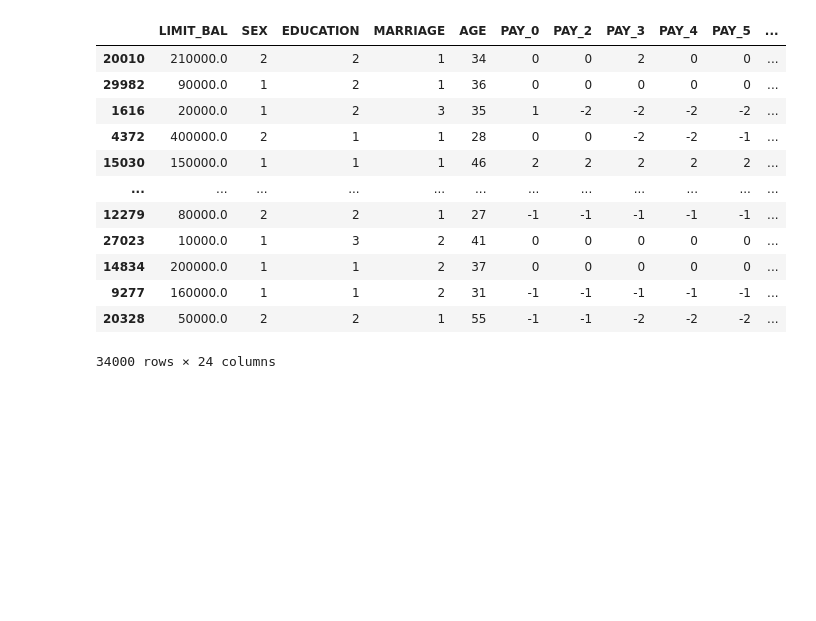
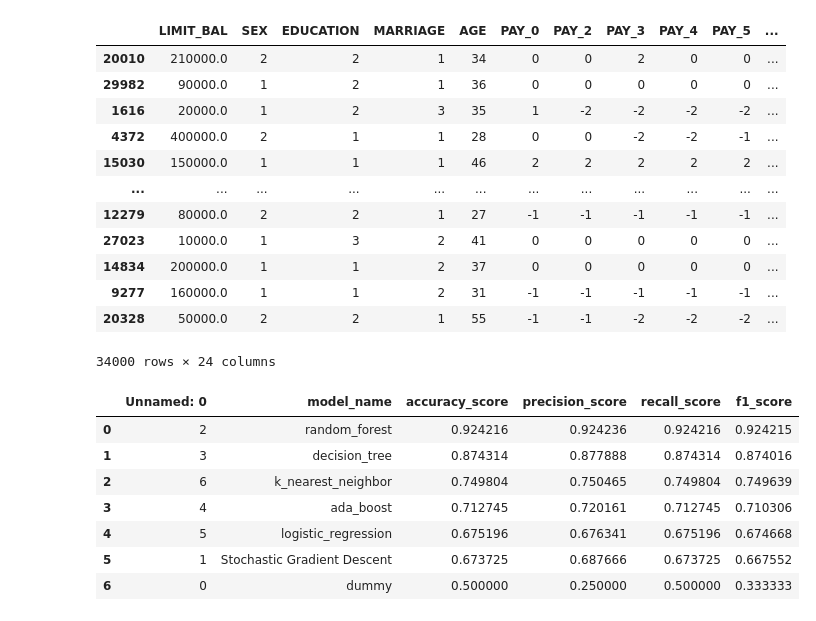
Before and after one commit to ltadrummond/challenge-model-comparisson, a Jupyter notebook: note_book.ipynb, the cells around one changed output. Saved outputs shown, nothing was run; the diff lists cells and outputs as text; code cells hidden in the pictures; blank space fills up the shorter version.

```diff
--- a/note_book.ipynb
+++ b/note_book.ipynb
@@ -200,0 +205,13 @@ df_resampled
+# %%
+df_after_resample = pd.read_csv('models/model_comparison_after_resampling.csv')
+# %%
+df_after_resample
+# %% [output]
+|  | Unnamed: 0 | model_name | accuracy_score | precision_score | recall_score | f1_score |
+| 0 | 2 | random_forest | 0.924216 | 0.924236 | 0.924216 | 0.924215 |
+| 1 | 3 | decision_tree | 0.874314 | 0.877888 | 0.874314 | 0.874016 |
+| 2 | 6 | k_nearest_neighbor | 0.749804 | 0.750465 | 0.749804 | 0.749639 |
+| 3 | 4 | ada_boost | 0.712745 | 0.720161 | 0.712745 | 0.710306 |
+| 4 | 5 | logistic_regression | 0.675196 | 0.676341 | 0.675196 | 0.674668 |
+| 5 | 1 | Stochastic Gradient Descent | 0.673725 | 0.687666 | 0.673725 | 0.667552 |
+| 6 | 0 | dummy | 0.500000 | 0.250000 | 0.500000 | 0.333333 |
```
Also changed, not shown: parts of 1 cell of this notebook, 15 other files.
